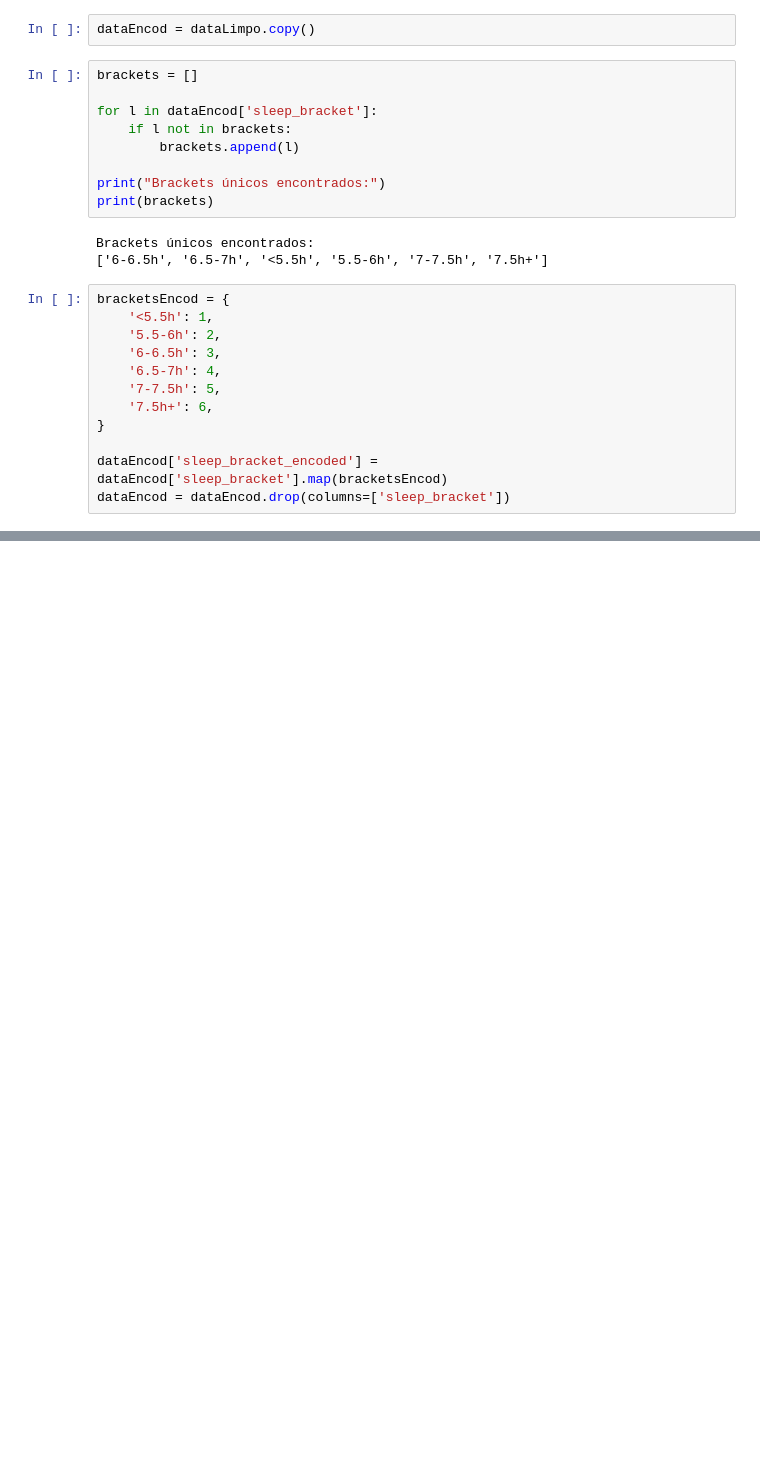
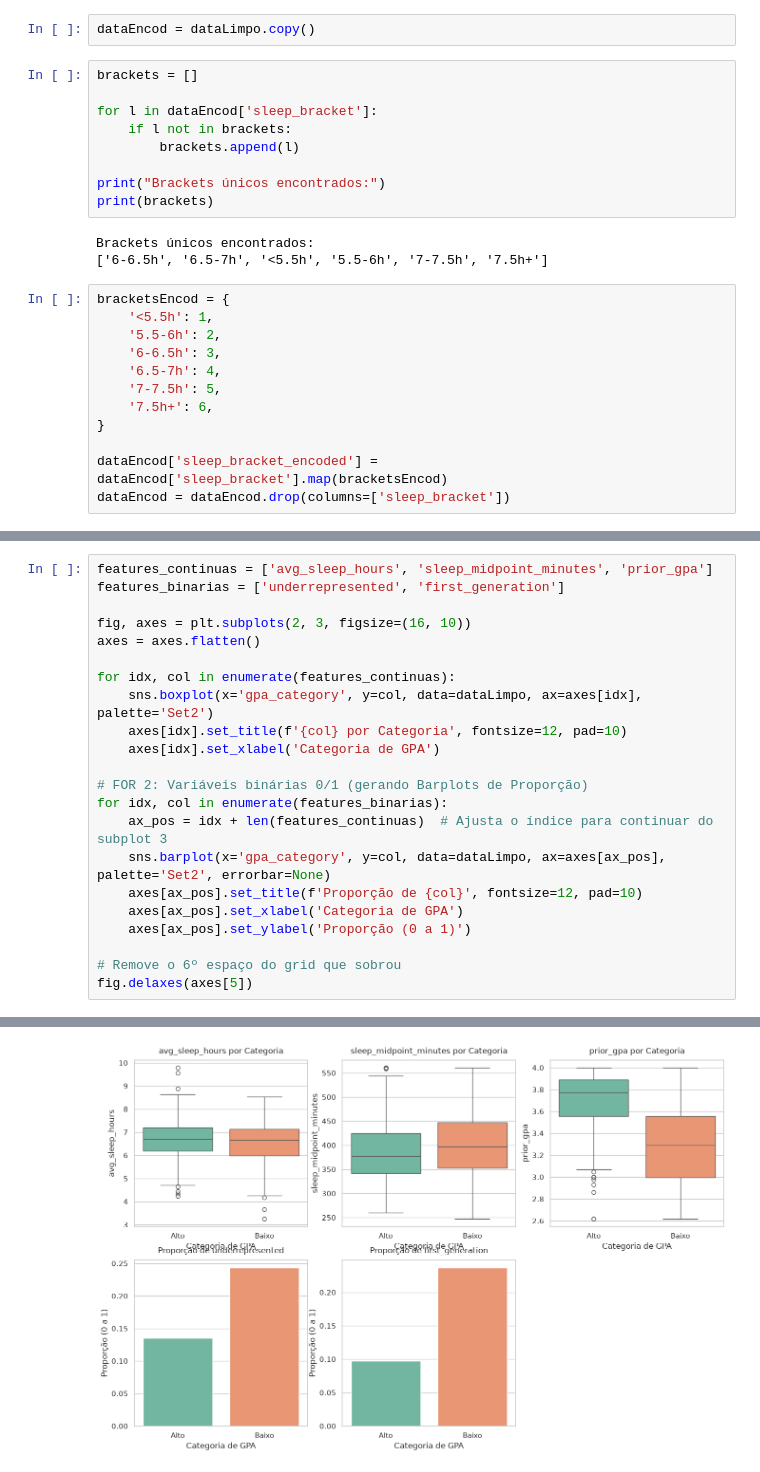
Before and after one commit to HendsMede1r0s/AnaliseDeDados, a Jupyter notebook: AnaliseDeDados/AnaliseDeDados.ipynb, the cells around one changed output, grey strips where cells are left out. Saved outputs shown, nothing was run; the diff lists cells and outputs as text; blank space fills up the shorter version.

```diff
--- a/AnaliseDeDados/AnaliseDeDados.ipynb
+++ b/AnaliseDeDados/AnaliseDeDados.ipynb
@@ -453,0 +494,23 @@ Passing `palette` without assigning `hue` is deprecated and will be removed in v
+# %%
+features_continuas = ['avg_sleep_hours', 'sleep_midpoint_minutes', 'prior_gpa']
+features_binarias = ['underrepresented', 'first_generation']
+
+fig, axes = plt.subplots(2, 3, figsize=(16, 10))
+axes = axes.flatten()
+
+for idx, col in enumerate(features_continuas):
+    sns.boxplot(x='gpa_category', y=col, data=dataLimpo, ax=axes[idx], palette='Set2')
+    axes[idx].set_title(f'{col} por Categoria', fontsize=12, pad=10)
+    axes[idx].set_xlabel('Categoria de GPA')
+
+# FOR 2: Variáveis binárias 0/1 (gerando Barplots de Proporção)
+for idx, col in enumerate(features_binarias):
+    ax_pos = idx + len(features_continuas)  # Ajusta o índice para continuar do subplot 3
+    sns.barplot(x='gpa_category', y=col, data=dataLimpo, ax=axes[ax_pos], palette='Set2', errorbar=None)
+    axes[ax_pos].set_title(f'Proporção de {col}', fontsize=12, pad=10)
+    axes[ax_pos].set_xlabel('Categoria de GPA')
+    axes[ax_pos].set_ylabel('Proporção (0 a 1)')
+
+# Remove o 6º espaço do grid que sobrou
+fig.delaxes(axes[5])
+# %% [output]
@@ -453,0 +536 @@ Passing `palette` without assigning `hue` is deprecated and will be removed in v
+[figure, added]
```
Also changed, not shown: parts of 17 cells of this notebook, 9 other files.
